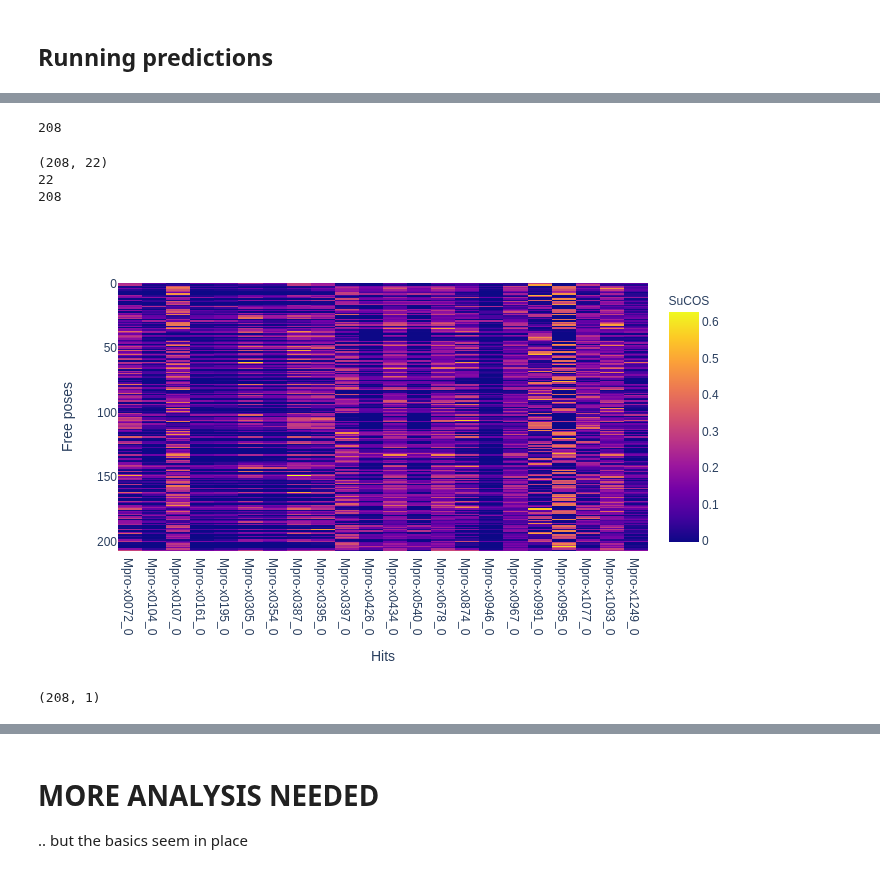
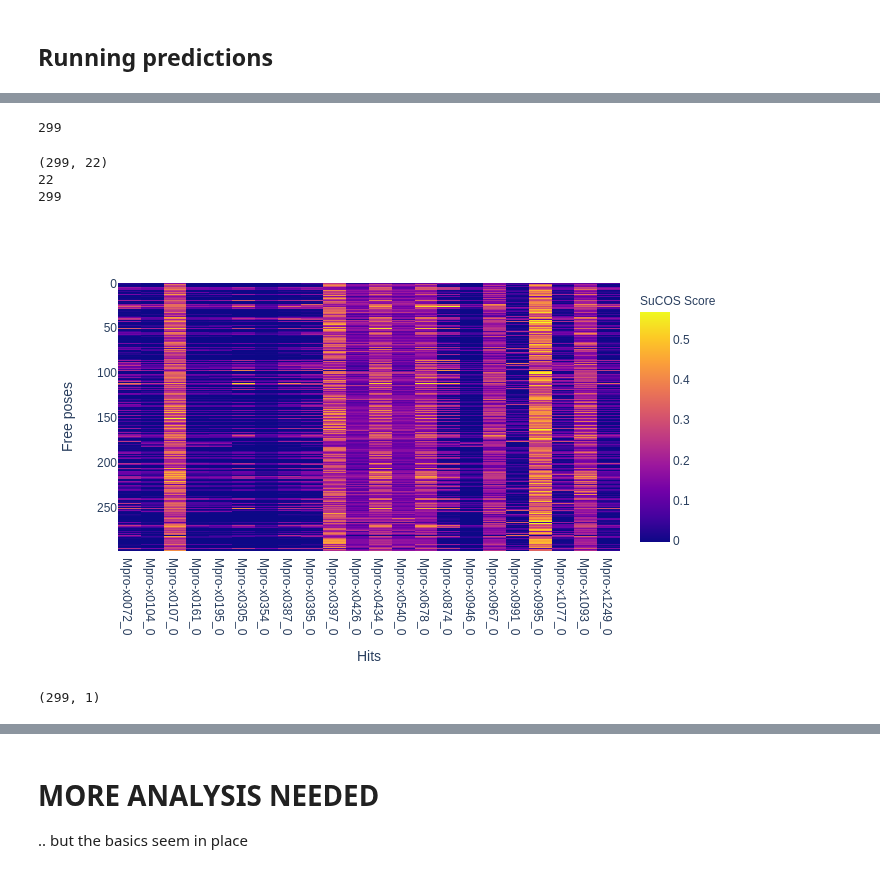
Before and after one commit to tdudgeon/jupyter_mpro, a Jupyter notebook: SuCOSStein.ipynb, the cells around one changed output, grey strips where cells are left out. Drawn from its saved outputs; the diff is of its cells as text; code cells hidden in the pictures.

```diff
--- a/SuCOSStein.ipynb
+++ b/SuCOSStein.ipynb
@@ -515,7 +518,7 @@ fig.show()
 # We'd expect them to all score close to 1
 
 for featMap in featMaps:
-    score = score_featmaps(featMap, df_merged_h)
+    score = score_featmaps(featMap, merged_fmap)
     print(score)
 
 # they do. All score ~1 so that's what we expect.
@@ -541,14 +544,14 @@ for featMap in featMaps:
 ## Running predictions
 # %%
 # How about some candidates?
-# These are 0.5% of Mpro-x0107 hit expanded and enumerate (charge states)
+# These are a subset of Mpro-x0387 hit expanded and enumerate (charge states)
 #   docked into Mpro-0387 using tethered docking.
-gz = gzip.open('tethering/Mpro-x0107_into_x0387.sdf.gz')
+gz = gzip.open('tethering/Mpro-x0387_into_x0387_default_tether.sdf.gz')
 supplr = Chem.ForwardSDMolSupplier(gz)
 tethered_poses = []
 count = 0
 for m in supplr:
-    if count % 200 == 0:
+    if count % 40 == 0:
         tethered_poses.append(m)
     count += 1
 len(tethered_poses)
@@ -614,68 +627,33 @@ fig.show()
 # %%
 # look at untethered docking
-gz = gzip.open('Mpro_16_data/Mpro-x0387.sdf.gz')
+gz = gzip.open('tethering/Mpro-x0387_into_x0387_free.sdf.gz')
 supplr = Chem.ForwardSDMolSupplier(gz)
 free_poses = []
 count = 0
 for m in supplr:
-    if count % 200 == 0:
+    if count % 110 == 0:
         free_poses.append(m)
     count += 1
 len(free_poses)
 # %% [output]
-208
+299
-# %%
-# let's compare the individual overlaps
-i = 0
-free_data = {}
-x_names_free = []
-y_names_free = []
-
-for mol2 in free_poses:
-    name = mol2.GetProp('_Name')
-    y_names_free.append(name)
-
-for mol1 in hits:
-    j = 0
-    name = mol1.GetProp('_Name')
-    x_names_free.append(name)
-    scores = []
-    for mol2 in free_poses:
-        score = get_SucosScore(mol1, mol2)
-        scores.append(score[0])
-        j += 1
-    i += 1
-    free_data[name] = scores
-df_free = pd.DataFrame(free_data)
-print(df_free.shape)
-print(len(x_names_free))
-print(len(y_names_free))# Read the 22 non-covalent hits
-# %% [output]
-(208, 22)
-22
-208
+# %%
+# let's compare the individual overlaps
+df_free, x_names_free, y_names_free = gen_sucos_scores(free_poses)
+# %% [output]
+(299, 22)
+22
+299
 # %%
-fig = px.imshow(df_free, labels=dict(x="Hits", y="Free poses", color="SuCOS"), x=x_names_free)
+fig = px.imshow(df_free, labels=dict(x="Hits", y="Free poses", color="SuCOS Score"), x=x_names_free)
 fig.show()
-# The bias towards Mpro-x0107 is not so obvious now (the candidates were expanded from that
-# ligand so a small bias might be expected)
 # %% [output]
-[figure, old version]
+[figure, new version]
-# %%
-count = 0
-scores = []
-for mol in free_poses:
-    name = mol.GetProp('_Name')
-    featMap = getFeatureMap(mol)
-    score = score_featmaps(featMap, df_merged_h)
-    scores.append(score)
-    mol.SetDoubleProp('FeaturesteinScore', score)
-    #print(count, name, mol.GetProp('SCORE.norm'), score)
-    count += 1
-df_free_scores = pd.DataFrame({'scores': scores})
-df_free_scores.shape
-# %% [output]
-(208, 1)
+# %%
+df_free_scores = gen_fmap_scores(free_poses)
+df_free_scores.shape
+# %% [output]
+(299, 1)
 # %%
 fig = px.histogram(df_free_scores,  x='scores')
 fig.show()
```
Also changed, not shown: parts of 18 cells of this notebook, 6 other files.
